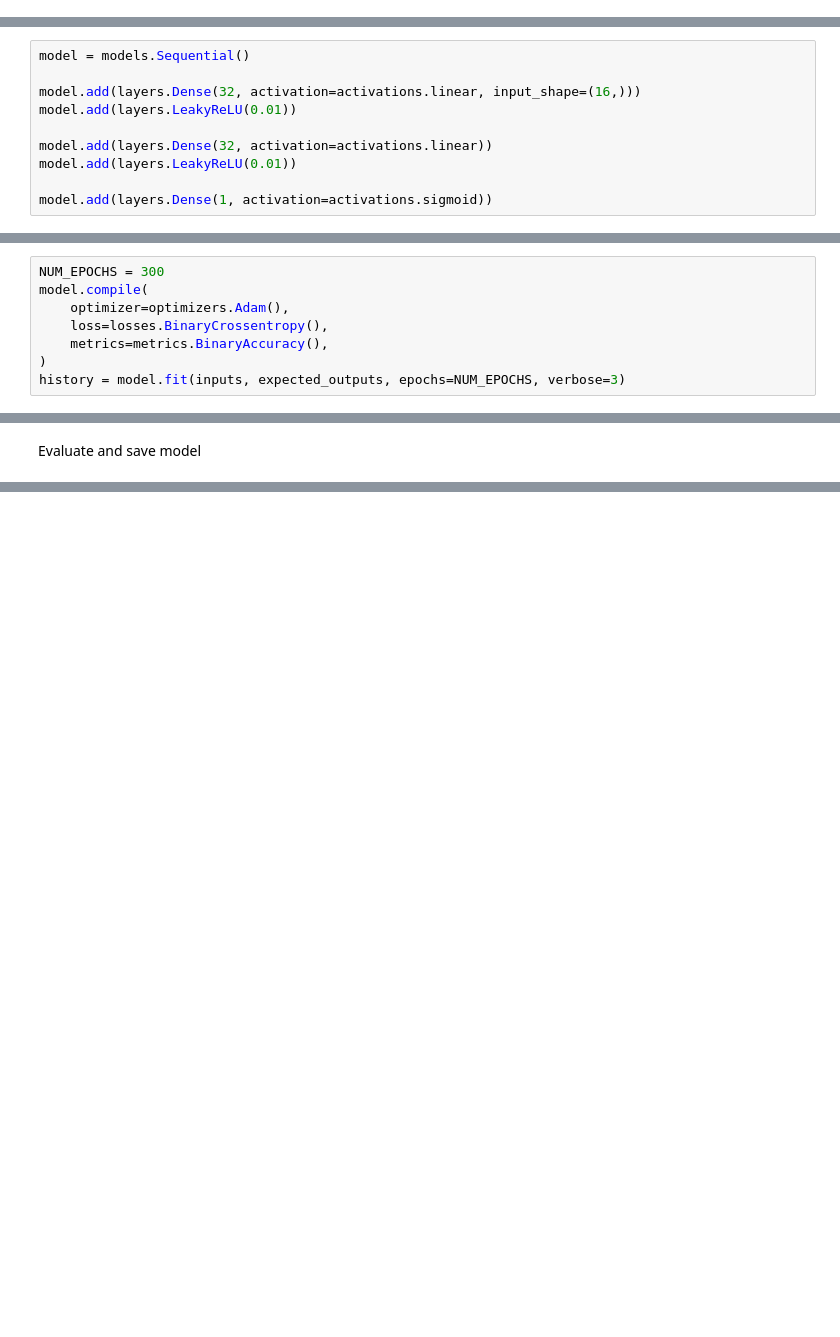
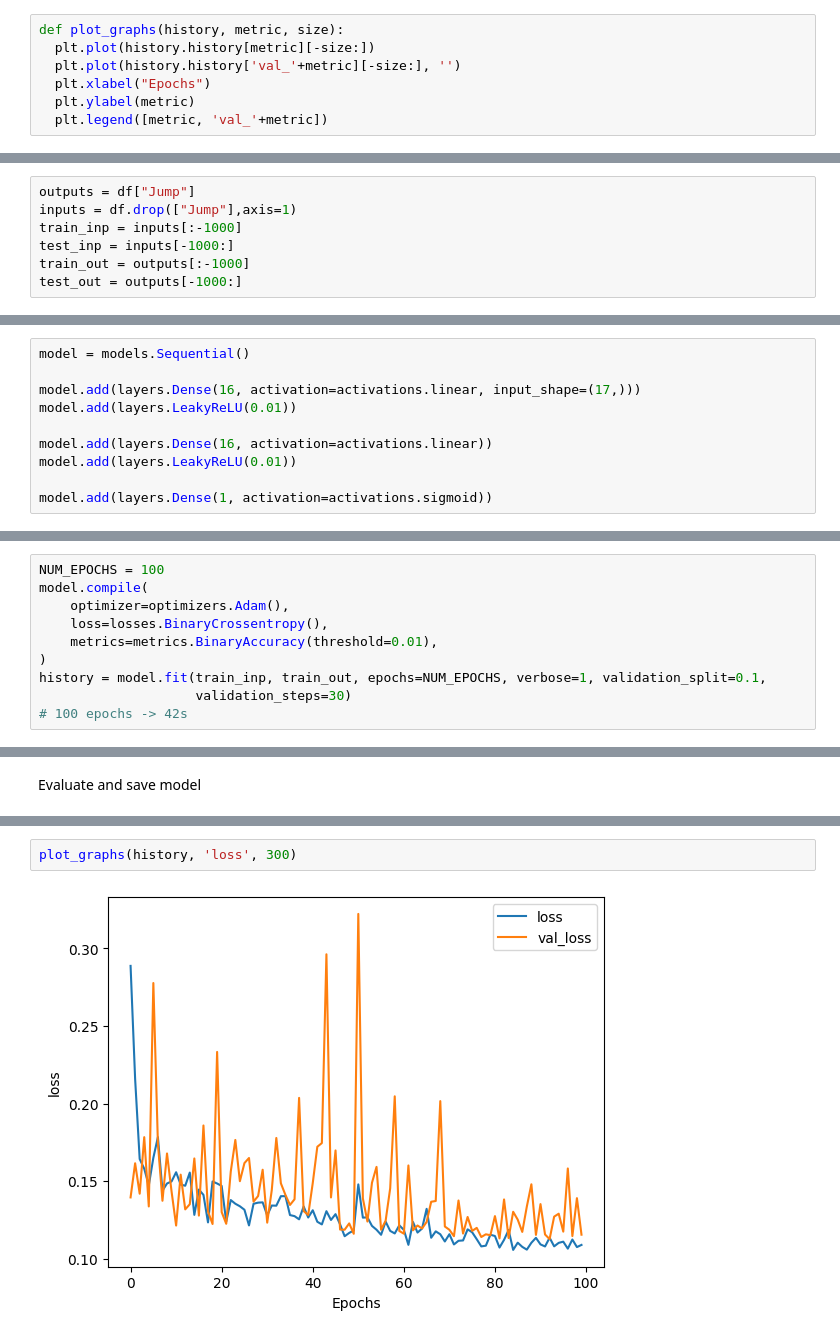
Before and after one commit to brian-zanfelice/Dont-touch-the-spikes-imitation-learning, a Jupyter notebook: model_training.ipynb, the cells around one changed output, grey strips where cells are left out. Saved outputs shown, nothing was run; the diff lists cells and outputs as text; blank space fills up the shorter version.

```diff
--- a/model_training.ipynb
+++ b/model_training.ipynb
@@ -5,3 +6,10 @@ import numpy as np
+# %%
+def plot_graphs(history, metric, size):
+  plt.plot(history.history[metric][-size:])
+  plt.plot(history.history['val_'+metric][-size:], '')
+  plt.xlabel("Epochs")
+  plt.ylabel(metric)
+  plt.legend([metric, 'val_'+metric])
 # %% [markdown]
 Fetching the data
 # %%
@@ -31,22 +26,31 @@ print(df)
+# %%
+outputs = df["Jump"]
+inputs = df.drop(["Jump"],axis=1)
+train_inp = inputs[:-1000]
+test_inp = inputs[-1000:]
+train_out = outputs[:-1000]
+test_out = outputs[-1000:]
 # %% [markdown]
 Creating neural network
 # %%
 model = models.Sequential()
 
-model.add(layers.Dense(32, activation=activations.linear, input_shape=(16,)))
+model.add(layers.Dense(16, activation=activations.linear, input_shape=(17,)))
 model.add(layers.LeakyReLU(0.01))
 
-model.add(layers.Dense(32, activation=activations.linear))
+model.add(layers.Dense(16, activation=activations.linear))
 model.add(layers.LeakyReLU(0.01))
 
 model.add(layers.Dense(1, activation=activations.sigmoid))
 # %% [markdown]
 Model Training
 # %%
-NUM_EPOCHS = 300
+NUM_EPOCHS = 100
 model.compile(
     optimizer=optimizers.Adam(),
     loss=losses.BinaryCrossentropy(),
-    metrics=metrics.BinaryAccuracy(),
+    metrics=metrics.BinaryAccuracy(threshold=0.01),
 )
-history = model.fit(inputs, expected_outputs, epochs=NUM_EPOCHS, verbose=3)
+history = model.fit(train_inp, train_out, epochs=NUM_EPOCHS, verbose=1, validation_split=0.1,
+                    validation_steps=30)
+# 100 epochs -> 42s
@@ -54,0 +81,4 @@ Evaluate and save model
+# %%
+plot_graphs(history, 'loss', 300)
+# %% [output]
+[figure, added]
```
Also changed, not shown: parts of 11 cells of this notebook, 2 other files.
